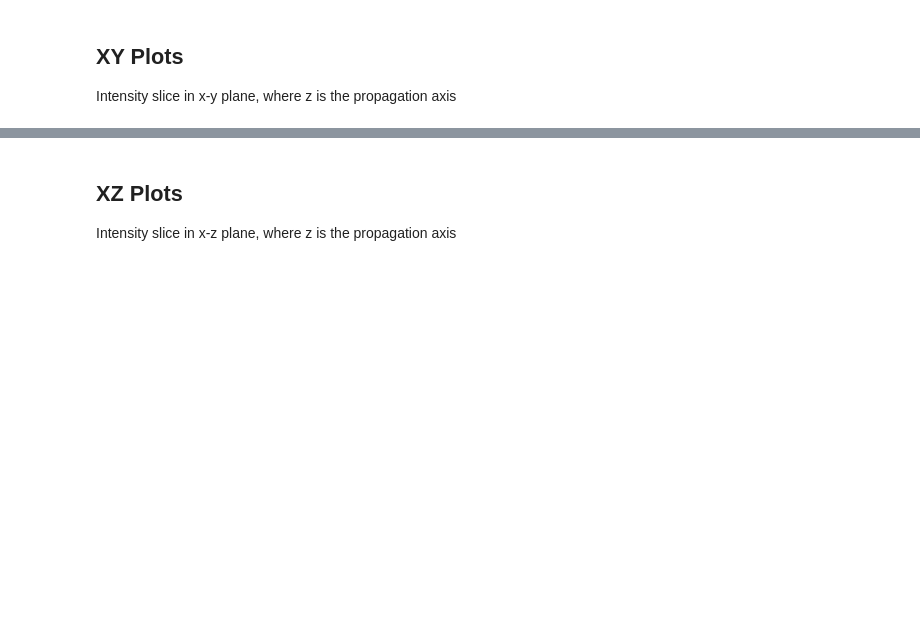
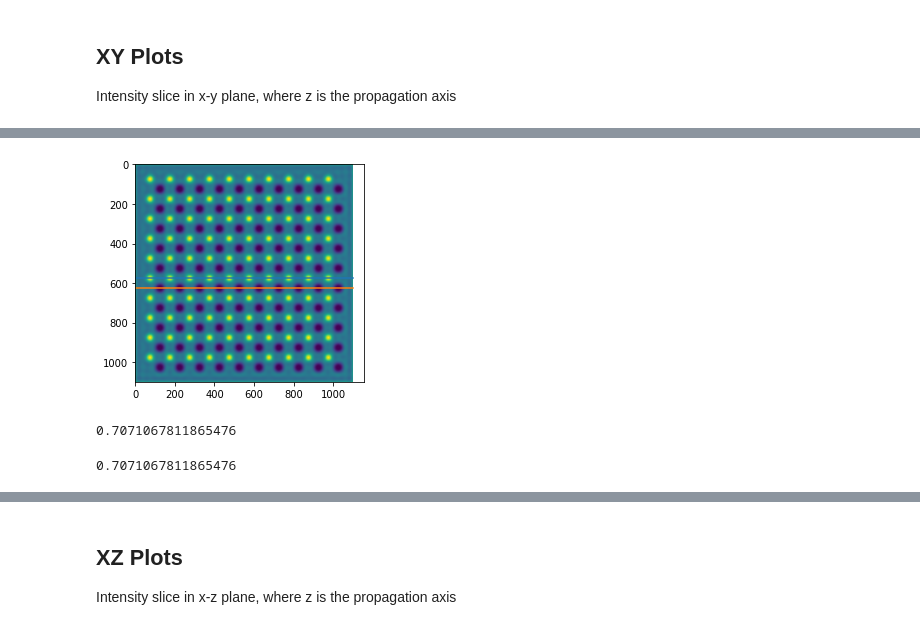
Before and after one commit to prhuft/fourier-optics, a Jupyter notebook: gba/parametric_gba_plots.ipynb, the cells around one changed output, grey strips where cells are left out. Drawn from its saved outputs; the diff is of its cells as text; code cells hidden in the pictures; blank space fills up the shorter version.

```diff
--- a/gba/parametric_gba_plots.ipynb
+++ b/gba/parametric_gba_plots.ipynb
@@ -222,0 +219,18 @@ step 1099 completed
+# %%
+yb = 576
+yd = 625
+plt.show()
+plt.imshow(abs(focal_field)**2)
+plt.plot([0,pts],[yb,yb],label='bright')
+plt.plot([0,pts],[yd,yd],label='red')
+plt.show()
+# %% [output]
+[figure, added]
+# %%
+sqrt(.5)
+# %% [output]
+0.7071067811865476
+# %%
+sqrt(2)/2
+# %% [output]
+0.7071067811865476
```
Also changed, not shown: parts of 12 cells of this notebook.
